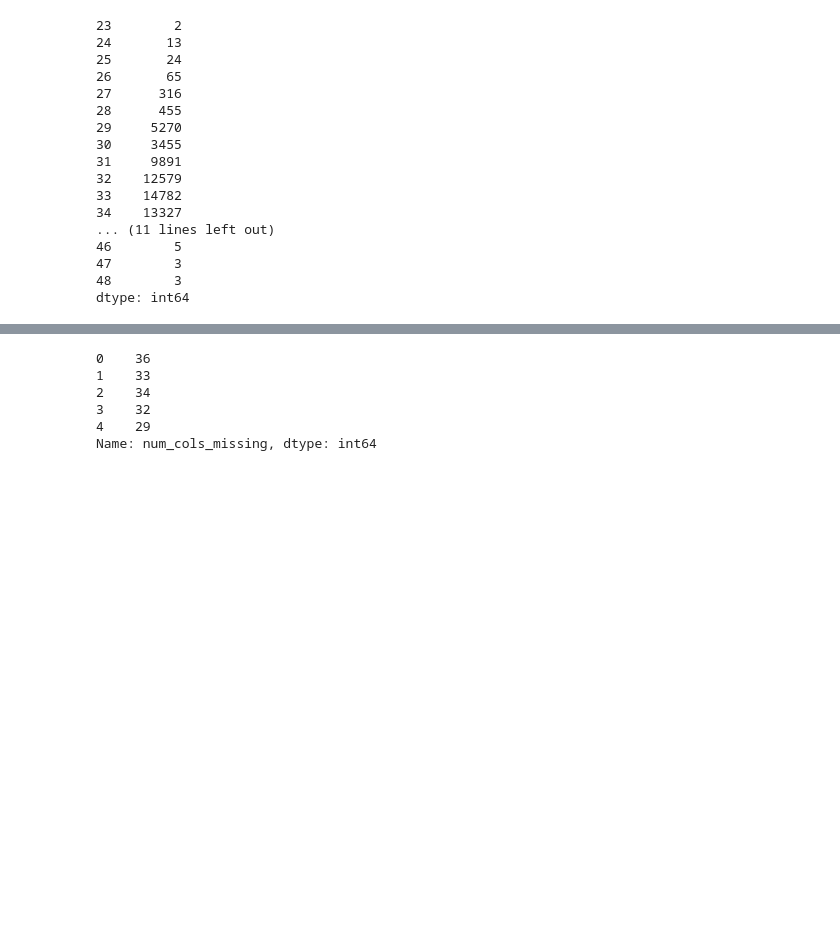
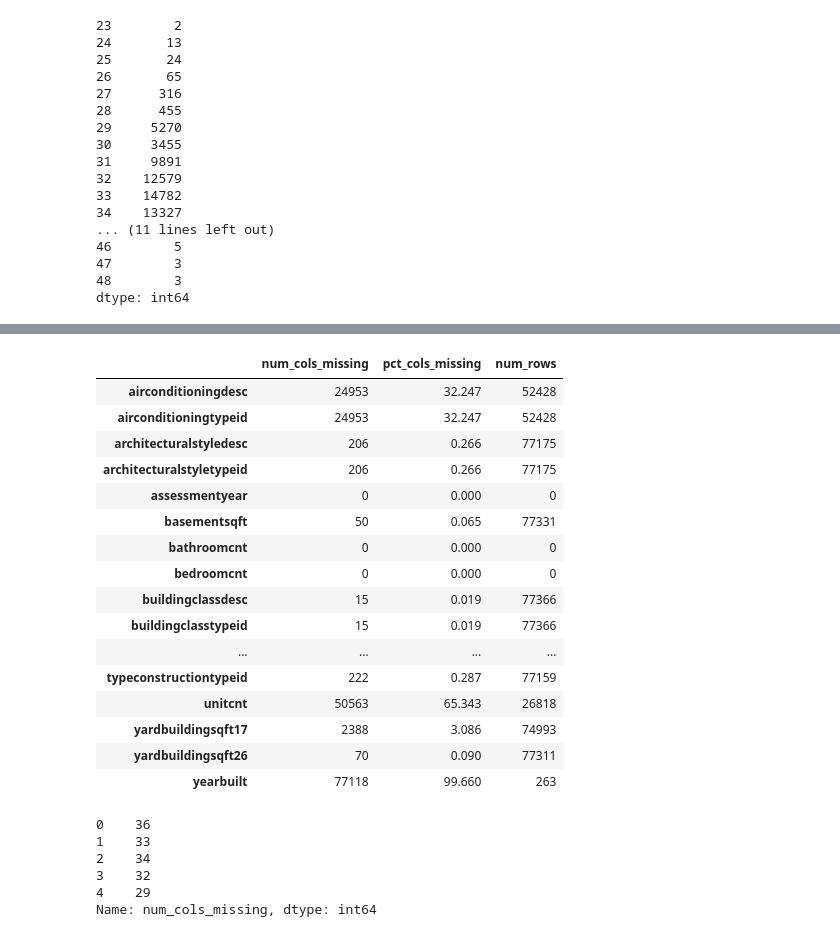
Before and after one commit to lukewbecker/clustering-exercises, a Jupyter notebook: clustering_wrangling.ipynb, the cells around one changed output, grey strips where cells are left out. Cells and saved outputs as stored; diff of their text form; code cells hidden in the pictures; blank space fills up the shorter version.

```diff
--- a/clustering_wrangling.ipynb
+++ b/clustering_wrangling.ipynb
@@ -324,3 +352,35 @@ dtype: float64
+# %%
+def count_and_percent_missing_column(df):
+    num_rows = df.loc[:].isnull().sum()
+    num_cols_missing = df.loc[:, df.isna().any()].count()
+    pct_cols_missing = round(df.loc[:, df.isna().any()].count() / len(df.index) * 100, 3)
+    missing_cols_and_rows_df = pd.DataFrame({'num_cols_missing': num_cols_missing,
+                                             'pct_cols_missing': pct_cols_missing,
+                                             'num_rows': num_rows})
+    missing_cols_and_rows_df = missing_cols_and_rows_df.fillna(0)
+    missing_cols_and_rows_df['num_cols_missing'] = missing_cols_and_rows_df['num_cols_missing'].astype(int)
+    return missing_cols_and_rows_df
+# %%
+df2_test = count_and_percent_missing_column(df)
+df2_test
+# %% [output]
+|  | num_cols_missing | pct_cols_missing | num_rows |
+| airconditioningdesc | 24953 | 32.247 | 52428 |
+| airconditioningtypeid | 24953 | 32.247 | 52428 |
+| architecturalstyledesc | 206 | 0.266 | 77175 |
+| architecturalstyletypeid | 206 | 0.266 | 77175 |
+| assessmentyear | 0 | 0.000 | 0 |
+| basementsqft | 50 | 0.065 | 77331 |
+| bathroomcnt | 0 | 0.000 | 0 |
+| bedroomcnt | 0 | 0.000 | 0 |
+| buildingclassdesc | 15 | 0.019 | 77366 |
+| buildingclasstypeid | 15 | 0.019 | 77366 |
+| ... | ... | ... | ... |
+| typeconstructiontypeid | 222 | 0.287 | 77159 |
+| unitcnt | 50563 | 65.343 | 26818 |
+| yardbuildingsqft17 | 2388 | 3.086 | 74993 |
+| yardbuildingsqft26 | 70 | 0.090 | 77311 |
+| yearbuilt | 77118 | 99.660 | 263 |
 # %%
 df['num_cols_missing'] = df.isna().sum(axis = 1)
 df.num_cols_missing.head()
```
Also changed, not shown: parts of 6 cells of this notebook, 1 other file.
